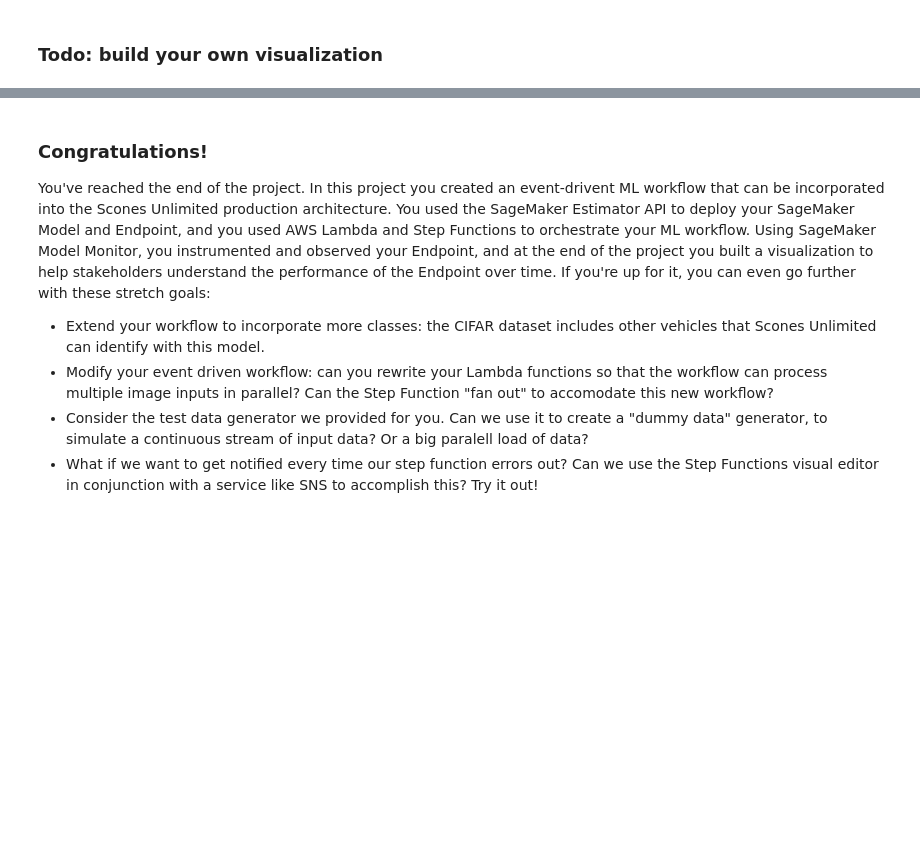
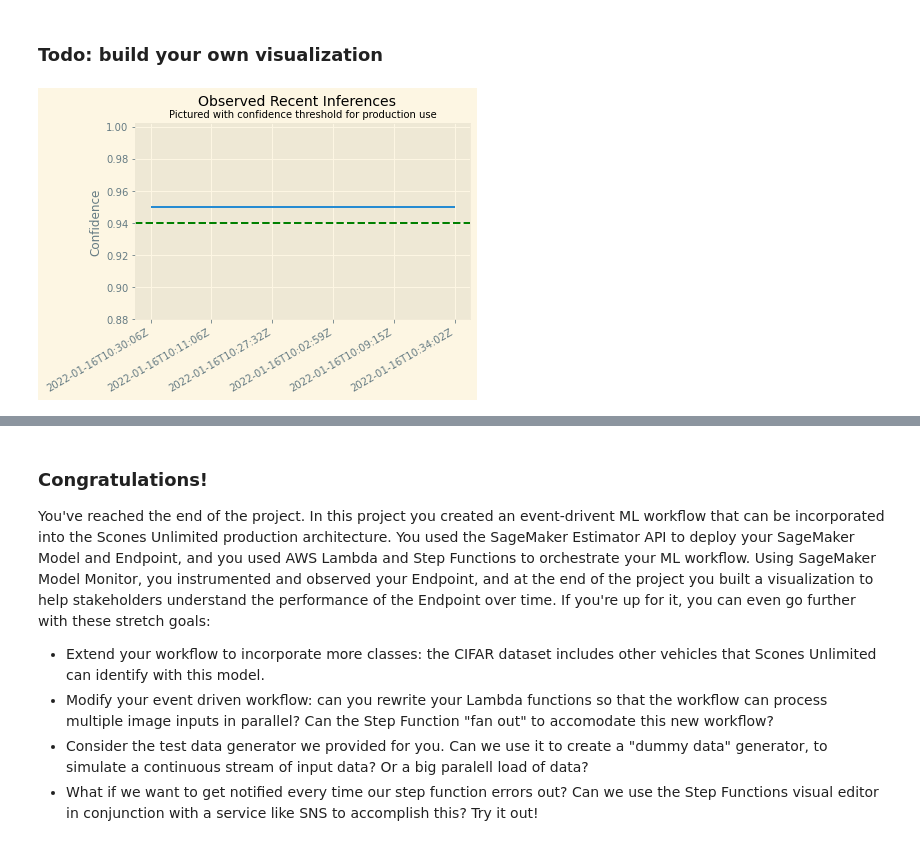
Before and after one commit to simona-mircheva/Udacity-Developing-ML-Workflow, a Jupyter notebook: project/starter_solution.ipynb, the cells around one changed output, grey strips where cells are left out. Saved outputs shown, nothing was run; the diff lists cells and outputs as text; code cells hidden in the pictures; blank space fills up the shorter version.

Commit message:
Add Solution
Test, evaluate and visualize outcome

```diff
--- a/project/starter_solution.ipynb
+++ b/project/starter_solution.ipynb
@@ -671,2 +719,26 @@ plt.gcf().autofmt_xdate()
 # %% [markdown]
 ### Todo: build your own visualization
+# %%
+x = []
+y = []
+for obj in json_data:
+    inference, timestamp = simple_getter(obj)
+
+    y.append(max(inference))
+    x.append(timestamp)
+
+# Plot the data
+plt.plot(x, y)
+plt.axhline(y=0.94, color='g', linestyle='--')
+plt.ylim(bottom=.88)
+
+# Add labels
+plt.ylabel("Confidence")
+plt.suptitle("Observed Recent Inferences", size=14)
+plt.title("Pictured with confidence threshold for production use", size=10)
+
+# Give it some pizzaz!
+plt.style.use("Solarize_Light2")
+plt.gcf().autofmt_xdate()
+# %% [output]
+[figure, added]
```
Also changed, not shown: parts of 12 cells of this notebook.
